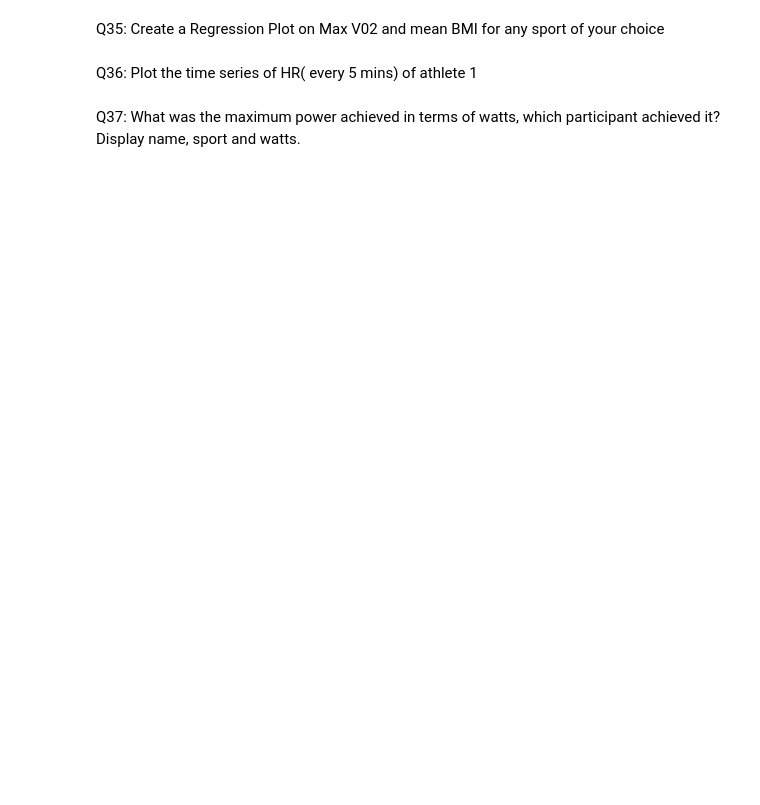
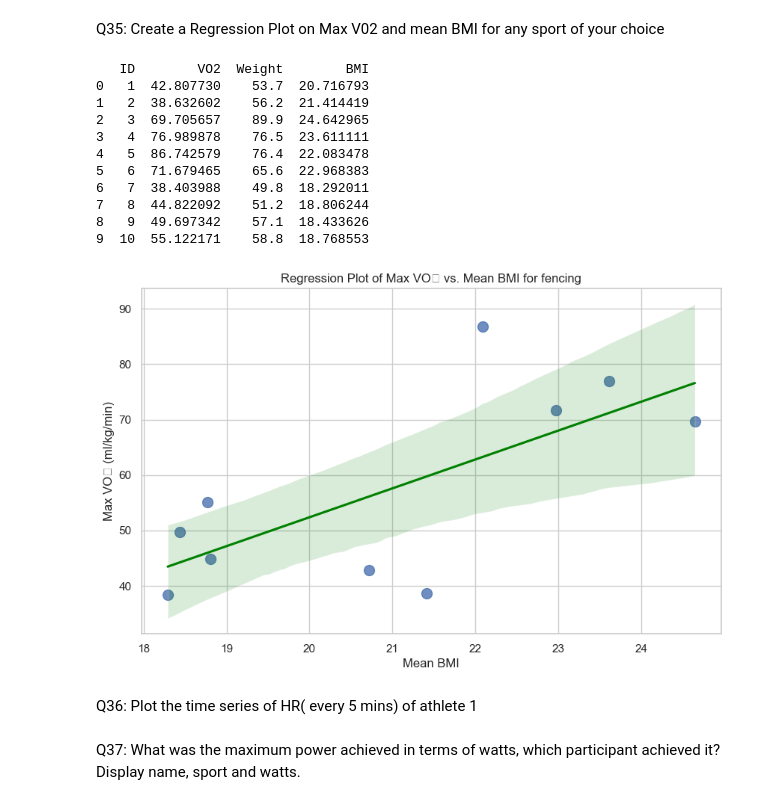
Before and after one commit to kalyankranth/10_Pythoncharms_PythonHackathon_Aug24, a Jupyter notebook: 10_Pythoncharms_Karishma_Questions.ipynb, the cells around one changed output. Saved outputs shown, nothing was run; the diff lists cells and outputs as text; code cells hidden in the pictures; blank space fills up the shorter version.

```diff
--- a/10_Pythoncharms_Karishma_Questions.ipynb
+++ b/10_Pythoncharms_Karishma_Questions.ipynb
@@ -57,4 +57,42 @@ plt.show()
 # %% [markdown]
 Q35: Create a Regression Plot on Max V02 and mean BMI for any sport of your choice
+# %%
+
+#reg plot, implot seaborn
+# BMI is calculated with weight/heightinmeters**2
+Athletes['BMI']=Athletes['Weight']/(Athletes['Height']/100)**2
+# fencing sport data is retrieved from dataset
+fencing_Athletes = Athletes[Athletes['sport'] == 'fencing']
+athlete_Data = fencing_Athletes[['ID','Weight', 'BMI']]
+
+max_VO2_Data=AllAthletesData[['ID','VO2']].groupby(by='ID').sum().reset_index()
+max_VO2_Data=max_VO2_Data.merge(athlete_Data,on='ID')
+max_VO2_Data['VO2'] /= max_VO2_Data['Weight']
+
+print(max_VO2_Data)
+
+sns.set(style="whitegrid")
+
+plt.figure(figsize=(10, 6))
+sns.regplot(x='BMI', y='VO2', data=max_VO2_Data, scatter_kws={'s':100}, line_kws={'color':'green'})
+
+# Adding labels and title
+plt.xlabel('Mean BMI')
+plt.ylabel('Max VO₂ (ml/kg/min)')
+plt.title('Regression Plot of Max VO₂ vs. Mean BMI for fencing')
+plt.show()
+# %% [output]
+   ID        VO2  Weight        BMI
+0   1  42.807730    53.7  20.716793
+1   2  38.632602    56.2  21.414419
+2   3  69.705657    89.9  24.642965
+3   4  76.989878    76.5  23.611111
+4   5  86.742579    76.4  22.083478
+5   6  71.679465    65.6  22.968383
+6   7  38.403988    49.8  18.292011
+7   8  44.822092    51.2  18.806244
+8   9  49.697342    57.1  18.433626
+9  10  55.122171    58.8  18.768553
+[figure, added]
 # %% [markdown]
 Q36: Plot the time series of HR( every 5 mins) of athlete 1
```
Also changed, not shown: parts of 8 cells of this notebook.
